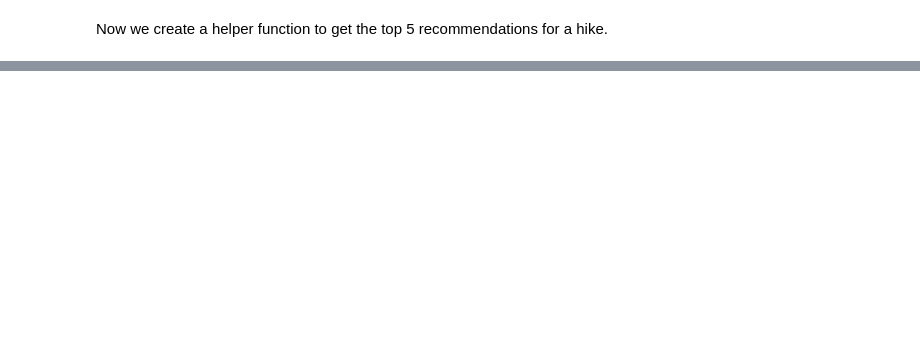
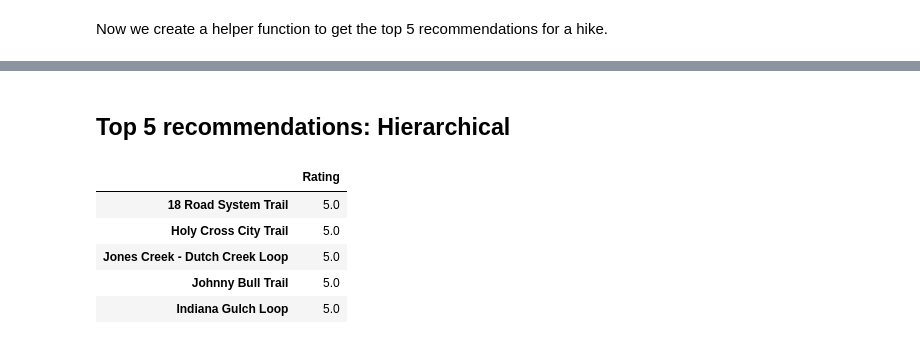
Before and after one commit to helenabarmer/machine_learning_intro, a Jupyter notebook: Clustering/clustering.ipynb, the cells around one changed output, grey strips where cells are left out. Cells and saved outputs as stored; diff of their text form; code cells hidden in the pictures; blank space fills up the shorter version.

```diff
--- a/Clustering/clustering.ipynb
+++ b/Clustering/clustering.ipynb
@@ -390,0 +412,20 @@ def recommendations(user_id):
+# %%
+def recommendations_hierarchical(user_id):
+    # All the ratings from the user
+    user_ratings  = hierarchical_clusters.loc[user_id, :]
+
+    # Unrated hikes from the user
+    user_unrated_hikes =  user_ratings[user_ratings.isnull()]
+
+    # Concat, sort values
+    rec_df = pd.concat([user_unrated_hikes, hierarchical_clusters.mean()], axis=1).sort_values(by=[0], ascending=False)
+
+    # Drop unrated hikes
+    rec_df = rec_df.drop(544, axis=1)
+
+
+    # Rename column name to recommendations
+    rec_df.rename( columns={0 :'Rating'}, inplace=True )
+
+    # Top 5 recommendations
+    return rec_df.iloc[:5, 0:2]
@@ -392,0 +443,11 @@ recommendations(544)
+# %% [markdown]
+## Top 5 recommendations: Hierarchical
+# %%
+recommendations_hierarchical(544)
+# %% [output]
+|  | Rating |
+| 18 Road System Trail | 5.0 |
+| Holy Cross City Trail | 5.0 |
+| Jones Creek - Dutch Creek Loop | 5.0 |
+| Johnny Bull Trail | 5.0 |
+| Indiana Gulch Loop | 5.0 |
```
Also changed, not shown: parts of 11 cells of this notebook.
